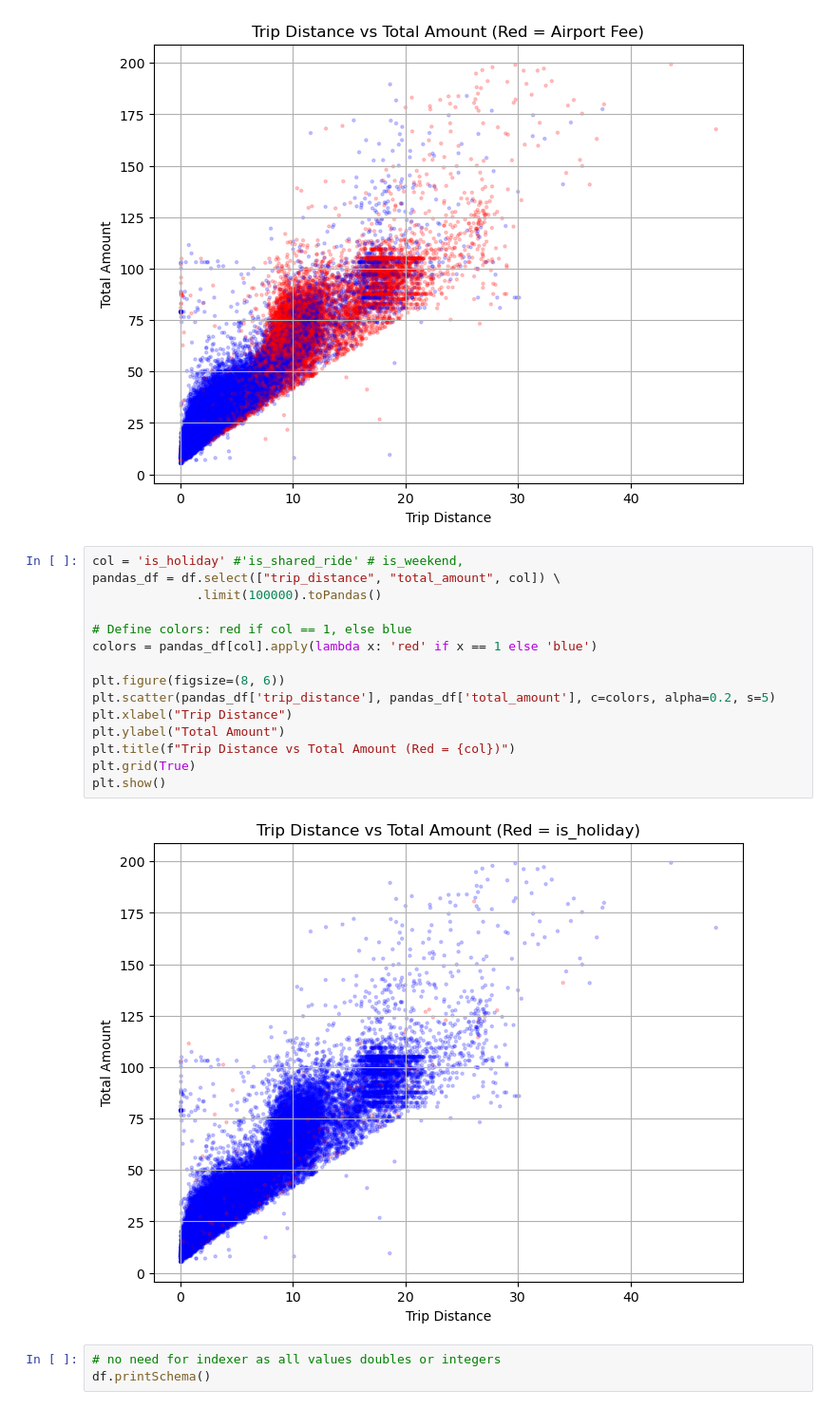
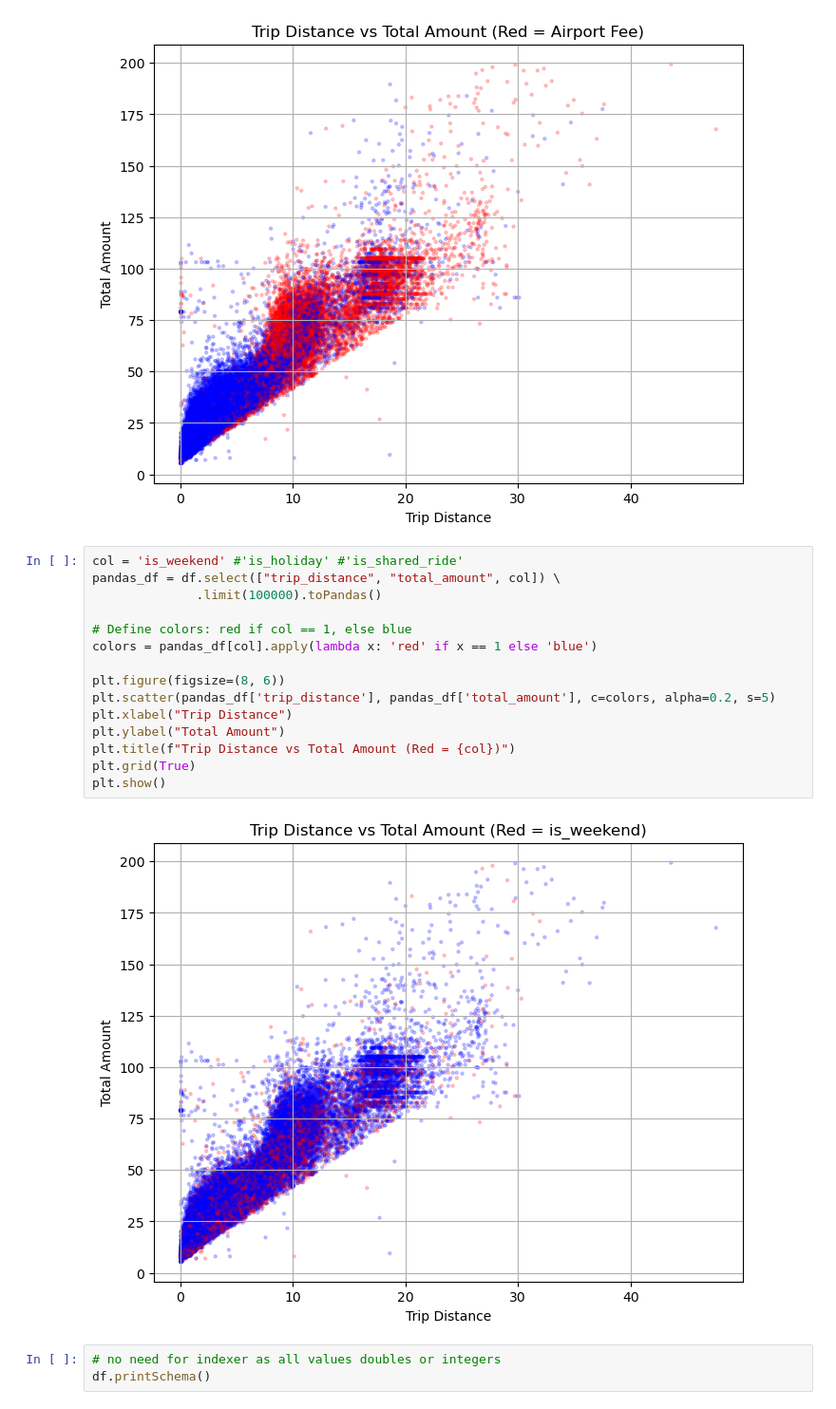
Before and after one commit to rafabernard0/BDA_PROJECT, a Jupyter notebook: VILMA/price_prediction.ipynb, the cells around one changed output. Shown: that part at 95% size. Drawn from its saved outputs; the diff is of its cells as text.

```diff
--- a/VILMA/price_prediction.ipynb
+++ b/VILMA/price_prediction.ipynb
@@ -97,22 +141,22 @@ plt.show()
 # %% [output]
 [figure]
 # %%
-col = 'is_holiday' #'is_shared_ride' # is_weekend,
+col = 'is_weekend' #'is_holiday' #'is_shared_ride'
 pandas_df = df.select(["trip_distance", "total_amount", col]) \
               .limit(100000).toPandas()
 
 # Define colors: red if col == 1, else blue
 colors = pandas_df[col].apply(lambda x: 'red' if x == 1 else 'blue')
 
 plt.figure(figsize=(8, 6))
 plt.scatter(pandas_df['trip_distance'], pandas_df['total_amount'], c=colors, alpha=0.2, s=5)
 plt.xlabel("Trip Distance")
 plt.ylabel("Total Amount")
 plt.title(f"Trip Distance vs Total Amount (Red = {col})")
 plt.grid(True)
 plt.show()
 # %% [output]
-[figure, old version]
+[figure, new version]
 # %%
 # no need for indexer as all values doubles or integers
 df.printSchema()
```
Also changed, not shown: parts of 8 cells of this notebook.
